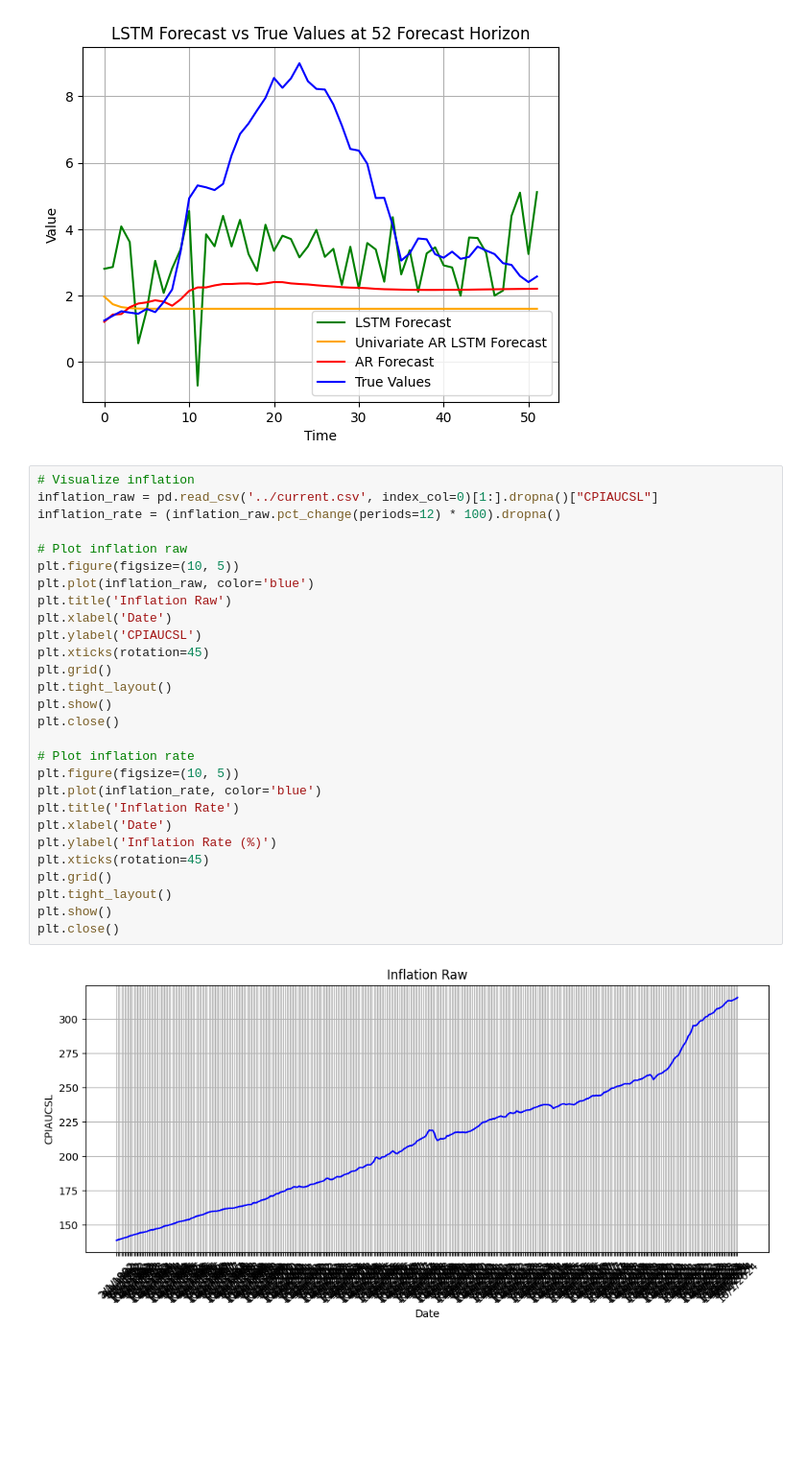
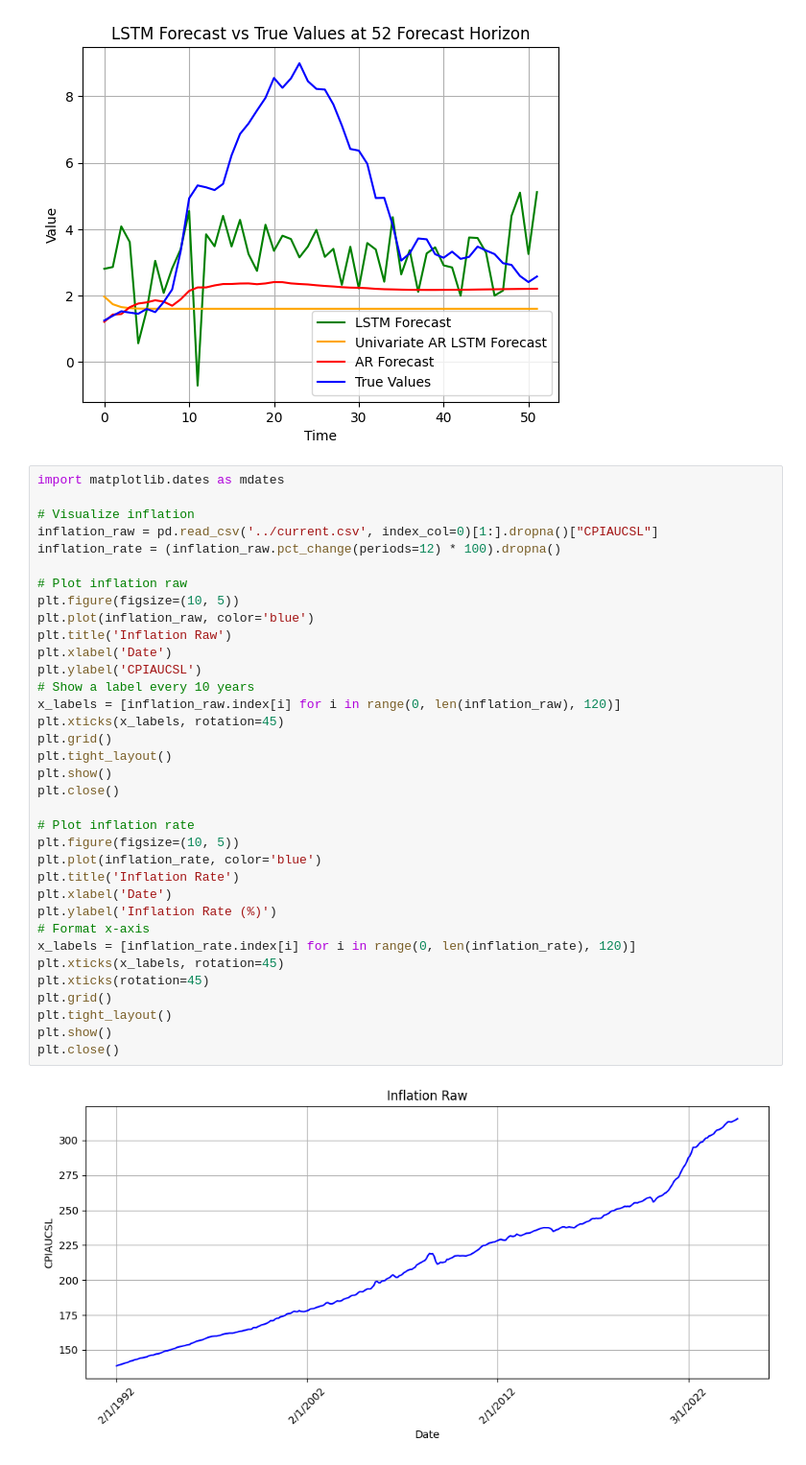
Before and after one commit to JawandS/macroeconvue, a Jupyter notebook: modeling/modeling/visualizer.ipynb, the cells around one changed output. Shown: that part at 96% size. Drawn from its saved outputs; the diff is of its cells as text; blank space fills up the shorter version.

Commit message:
update visualization

```diff
--- a/modeling/modeling/visualizer.ipynb
+++ b/modeling/modeling/visualizer.ipynb
@@ -130,32 +142,39 @@ plt.show()
 # %% [output]
 [figure]
 # %%
+import matplotlib.dates as mdates
+
 # Visualize inflation
 inflation_raw = pd.read_csv('../current.csv', index_col=0)[1:].dropna()["CPIAUCSL"]
 inflation_rate = (inflation_raw.pct_change(periods=12) * 100).dropna()
 
 # Plot inflation raw
 plt.figure(figsize=(10, 5))
 plt.plot(inflation_raw, color='blue')
 plt.title('Inflation Raw')
 plt.xlabel('Date')
 plt.ylabel('CPIAUCSL')
-plt.xticks(rotation=45)
+# Show a label every 10 years
+x_labels = [inflation_raw.index[i] for i in range(0, len(inflation_raw), 120)]
+plt.xticks(x_labels, rotation=45)
 plt.grid()
 plt.tight_layout()
 plt.show()
 plt.close()
 
 # Plot inflation rate
 plt.figure(figsize=(10, 5))
 plt.plot(inflation_rate, color='blue')
 plt.title('Inflation Rate')
 plt.xlabel('Date')
 plt.ylabel('Inflation Rate (%)')
+# Format x-axis
+x_labels = [inflation_rate.index[i] for i in range(0, len(inflation_rate), 120)]
+plt.xticks(x_labels, rotation=45)
 plt.xticks(rotation=45)
 plt.grid()
 plt.tight_layout()
 plt.show()
 plt.close()
 # %% [output]
-[figure, old version]
+[figure, new version]
```
Also changed, not shown: parts of 4 cells of this notebook, 1 other file.
